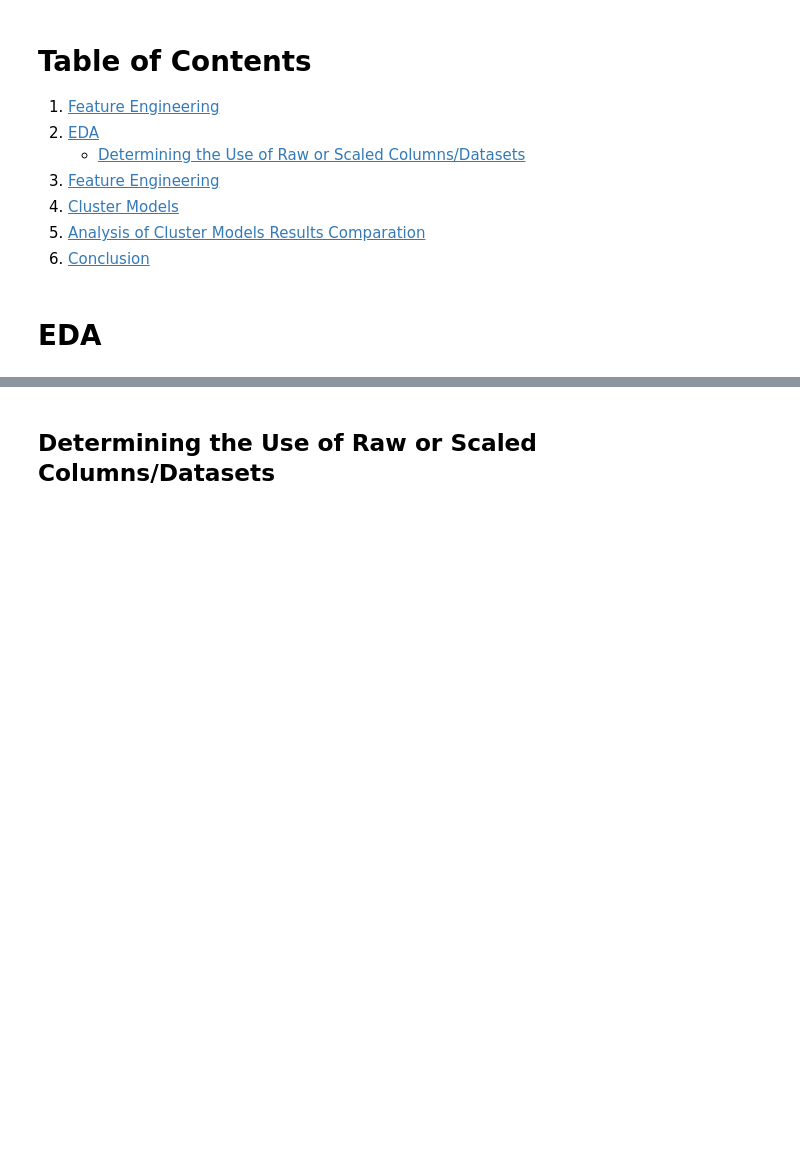
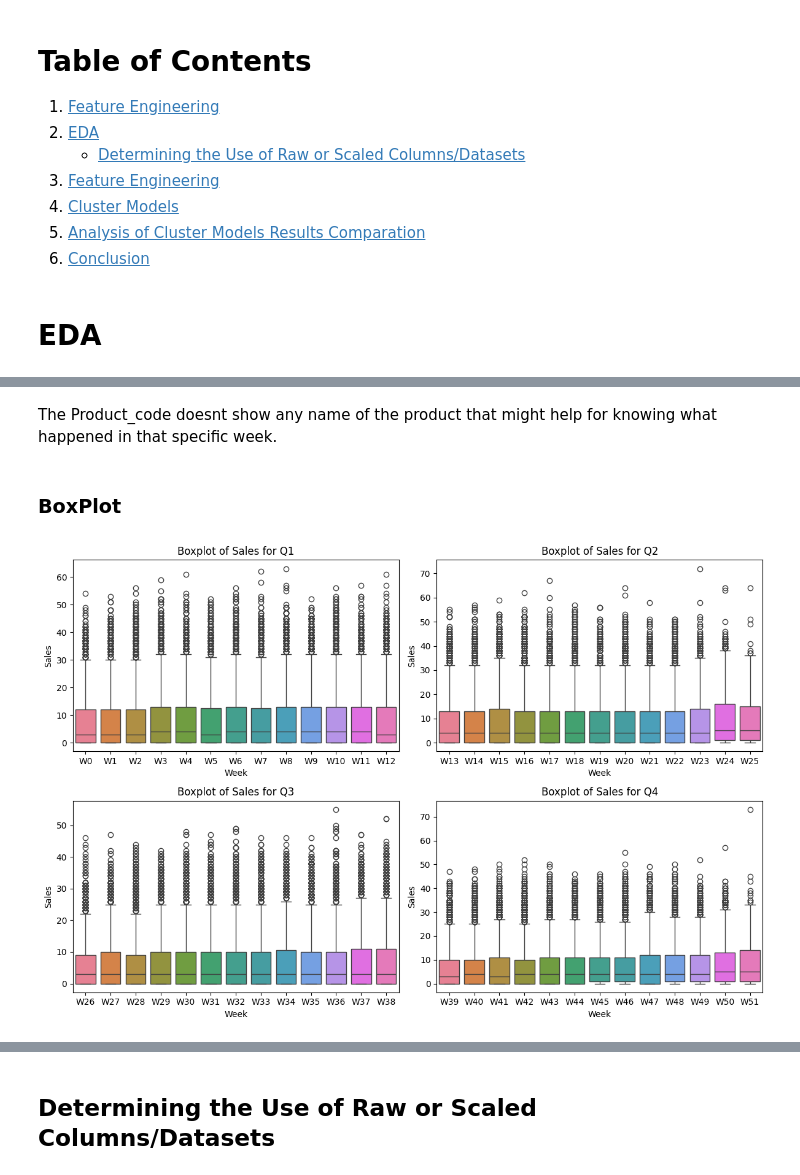
Before and after one commit to pwawiwa/ClusteringTask, a Jupyter notebook: Final.ipynb, the cells around one changed output, grey strips where cells are left out. Drawn from its saved outputs; the diff is of its cells as text; code cells hidden in the pictures; blank space fills up the shorter version.

```diff
--- a/Final.ipynb
+++ b/Final.ipynb
@@ -25,0 +96,22 @@ dfn = df.drop(df.columns[0:55], axis=1) # this is a normalized data
+# %% [markdown]
+The Product_code doesnt show any name of the product that might help for knowing what happened in that specific week.
+# %% [markdown]
+### BoxPlot
+# %%
+# Split the DataFrame into quarters
+quarters = [df[df.columns[1:14]], df[df.columns[14:27]], df[df.columns[27:40]], df[df.columns[40:53]]]
+quarter_names = ['Q1', 'Q2', 'Q3', 'Q4']
+
+# Plot boxplots for each quarter
+plt.figure(figsize=(12, 8))
+for i, quarter in enumerate(quarters):
+    plt.subplot(2, 2, i+1)
+    sn.boxplot(data=quarter, orient='v')
+    plt.title(f'Boxplot of Sales for {quarter_names[i]}')
+    plt.ylabel('Sales')
+    plt.xlabel('Week')
+
+plt.tight_layout()
+plt.show()
+# %% [output]
+[figure, added]
```
Also changed, not shown: parts of 29 cells of this notebook.
